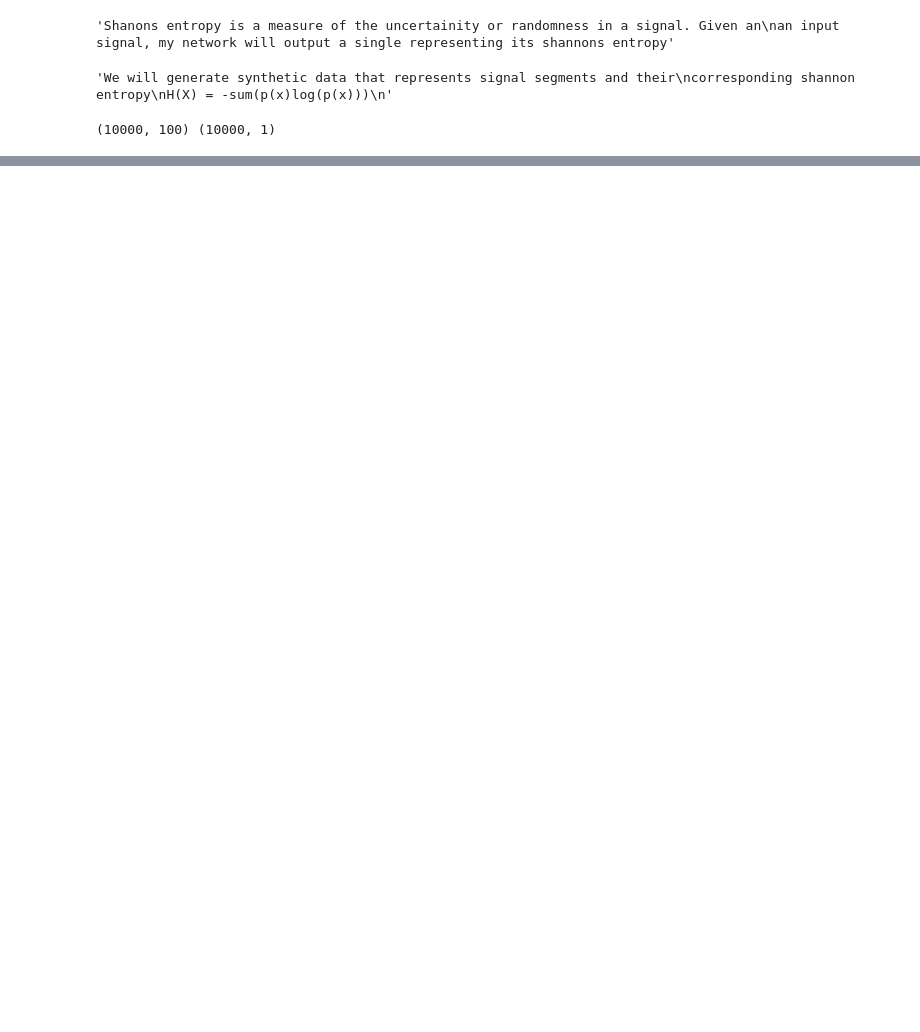
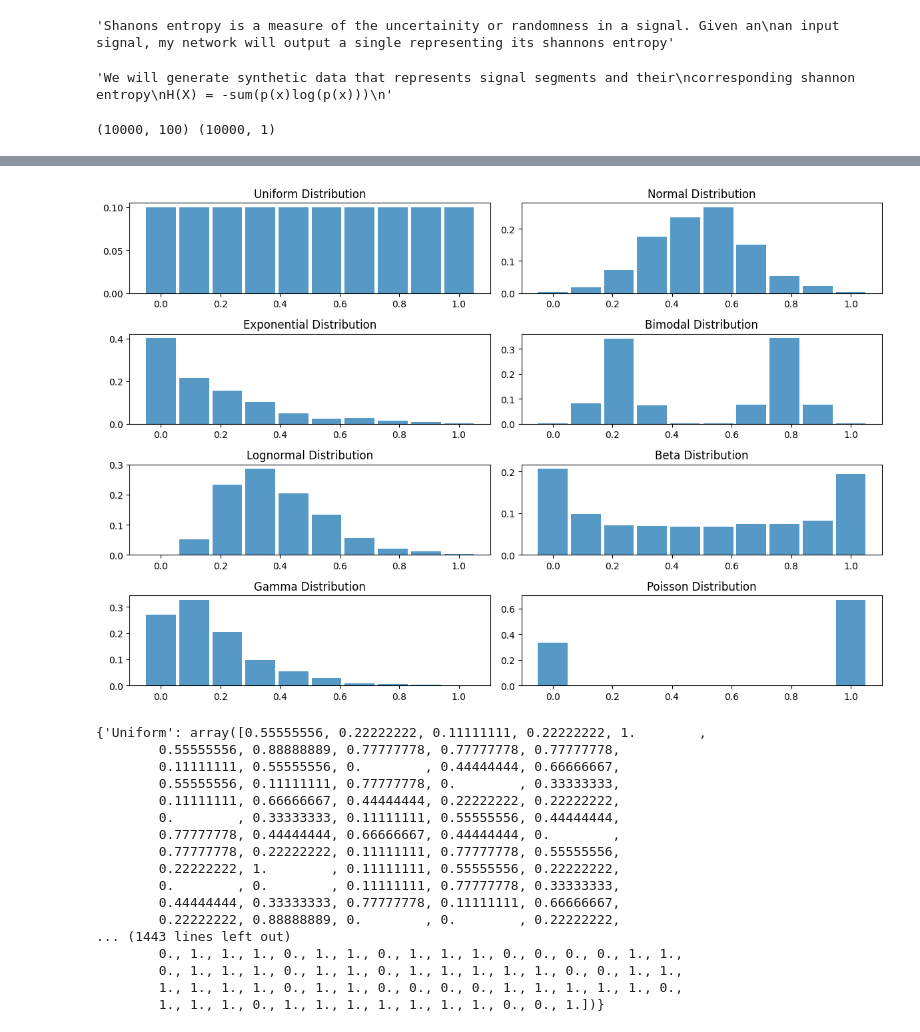
Before and after one commit to zainsuch19/entropy-neural-network, a Jupyter notebook: entropy_neural_network.ipynb, the cells around one changed output, grey strips where cells are left out. Cells and saved outputs as stored; diff of their text form; code cells hidden in the pictures; blank space fills up the shorter version.

```diff
--- a/entropy_neural_network.ipynb
+++ b/entropy_neural_network.ipynb
@@ -225,0 +580,62 @@ Mean Absolute Error: 0.2599070593224649
+# %%
+import numpy as np
+import matplotlib.pyplot as plt
+
+# Number of bins
+bins = 10
+
+# Number of samples for each distribution
+n_samples = 1000
+
+# Defining the empirical distributions
+distributions = {
+    'Uniform': np.ones(bins) / bins,
+    'Normal': np.histogram(np.random.normal(loc=0.5, scale=0.15, size=n_samples), bins=bins, range=(0, 1), density=True)[0],
+    'Exponential': np.histogram(np.random.exponential(scale=0.2, size=n_samples), bins=bins, range=(0, 1), density=True)[0],
+    'Bimodal': np.histogram(np.concatenate([np.random.normal(0.25, 0.05, int(n_samples/2)), np.random.normal(0.75, 0.05, int(n_samples/2))]), bins=bins, range=(0, 1), density=True)[0],
+    'Lognormal': np.histogram(np.random.lognormal(mean=-1, sigma=0.4, size=n_samples), bins=bins, range=(0, 1), density=True)[0],
+    'Beta': np.histogram(np.random.beta(a=0.5, b=0.5, size=n_samples), bins=bins, range=(0, 1), density=True)[0],
+    'Gamma': np.histogram(np.random.gamma(shape=2, scale=0.1, size=n_samples), bins=bins, range=(0, 1), density=True)[0],
+    'Poisson': np.histogram(np.random.poisson(lam=2, size=n_samples), bins=bins, range=(0, 1), density=True)[0]
+}
+
+# Normalize the distributions (if they aren't already normalized)
+for key in distributions:
+    distributions[key] /= distributions[key].sum()
+
+# Generate input data (X) by sampling from these distributions
+input_data = {}
+for key in distributions:
+    input_data[key] = np.random.choice(np.linspace(0, 1, bins), size=n_samples, p=distributions[key])
+
+# Visualize the distributions
+plt.figure(figsize=(12, 8))
+for i, (key, values) in enumerate(distributions.items()):
+    plt.subplot(4, 2, i+1)
+    plt.bar(np.linspace(0, 1, bins), values, width=0.1, alpha=0.75)
+    plt.title(f'{key} Distribution')
+    plt.tight_layout()
+
+plt.show()
+
+# Output first few samples of input data to verify
+input_data
+# %% [output]
+[figure, added]
+{'Uniform': array([0.55555556, 0.22222222, 0.11111111, 0.22222222, 1.        ,
+        0.55555556, 0.88888889, 0.77777778, 0.77777778, 0.77777778,
+        0.11111111, 0.55555556, 0.        , 0.44444444, 0.66666667,
+        0.55555556, 0.11111111, 0.77777778, 0.        , 0.33333333,
+        0.11111111, 0.66666667, 0.44444444, 0.22222222, 0.22222222,
+        0.        , 0.33333333, 0.11111111, 0.55555556, 0.44444444,
+        0.77777778, 0.44444444, 0.66666667, 0.44444444, 0.        ,
+        0.77777778, 0.22222222, 0.11111111, 0.77777778, 0.55555556,
+        0.22222222, 1.        , 0.11111111, 0.55555556, 0.22222222,
+        0.        , 0.        , 0.11111111, 0.77777778, 0.33333333,
+        0.44444444, 0.33333333, 0.77777778, 0.11111111, 0.66666667,
+        0.22222222, 0.88888889, 0.        , 0.        , 0.22222222,
+... (1443 lines left out)
+        0., 1., 1., 1., 0., 1., 1., 0., 1., 1., 1., 0., 0., 0., 0., 1., 1.,
+        0., 1., 1., 1., 0., 1., 1., 0., 1., 1., 1., 1., 1., 0., 0., 1., 1.,
+        1., 1., 1., 1., 0., 1., 1., 0., 0., 0., 0., 1., 1., 1., 1., 1., 0.,
+        1., 1., 1., 0., 1., 1., 1., 1., 1., 1., 1., 0., 0., 1.])}
```
Also changed, not shown: parts of 13 cells of this notebook.
